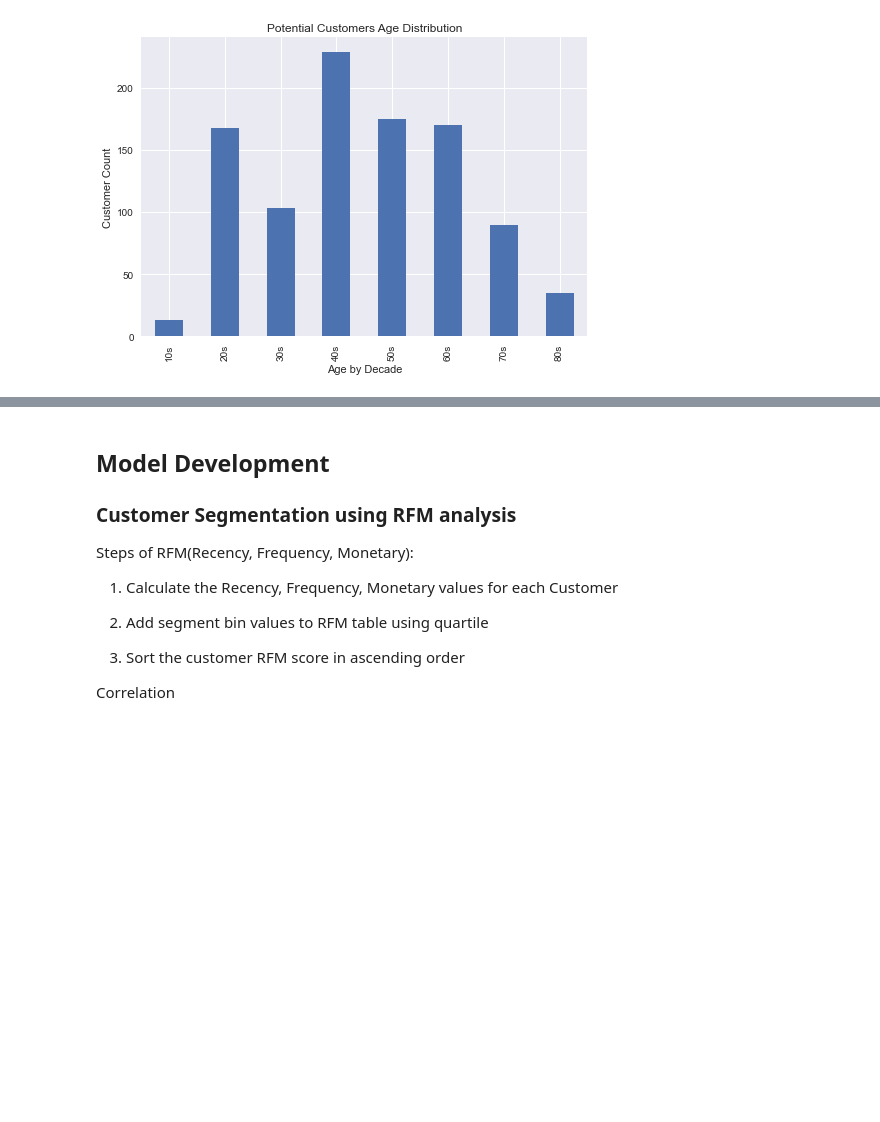
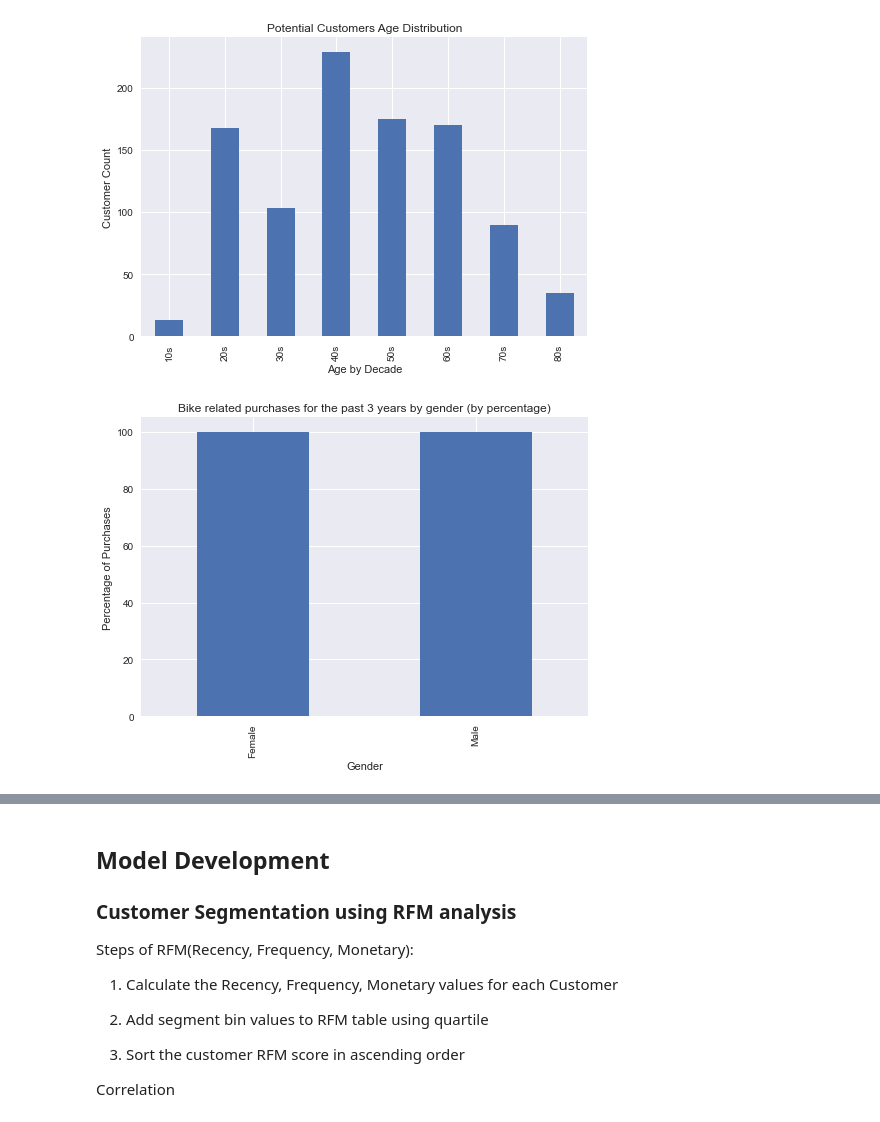
Before and after one commit to jeremychiaa/kpmg-virtual-internship, a Jupyter notebook: sprocket_script.ipynb, the cells around one changed output, grey strips where cells are left out. Drawn from its saved outputs; the diff is of its cells as text; code cells hidden in the pictures; blank space fills up the shorter version.

```diff
--- a/sprocket_script.ipynb
+++ b/sprocket_script.ipynb
@@ -412,8 +412,10 @@ plt.savefig("output/potential_customers_age_distribution.png")
 [figure]
 # %%
 # Bike related purchases for the past 3 years by gender (existing customers)
-grouped_gender = merged_transactions_demographics.groupby("gender")
-three_years_transactions_count = grouped_gender["past_3_years_bike_related_purchases"].sum()
-three_years_transactions_count.plot.bar(title="Bike related purchases for the past 3 years by gender (by count)")
+three_years_transactions_percentage = (three_years_transactions_count/three_years_transactions_count * 100)
+three_years_transactions_percentage.plot.bar(title="Bike related purchases for the past 3 years by gender (by percentage)")
 plt.xlabel("Gender")
-plt.ylabel("Purchases Count")
+plt.ylabel("Percentage of Purchases")
+plt.savefig("output/bike_related_purchases_last_3_years_by_genderr.png")
+# %% [output]
+[figure, added]
```
Also changed, not shown: parts of 7 cells of this notebook.
